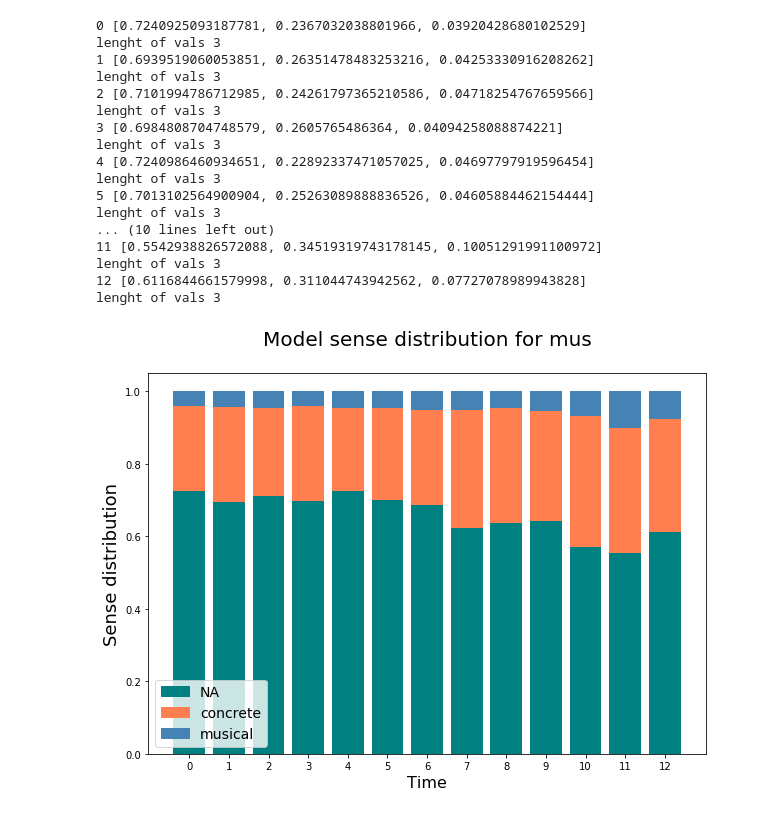
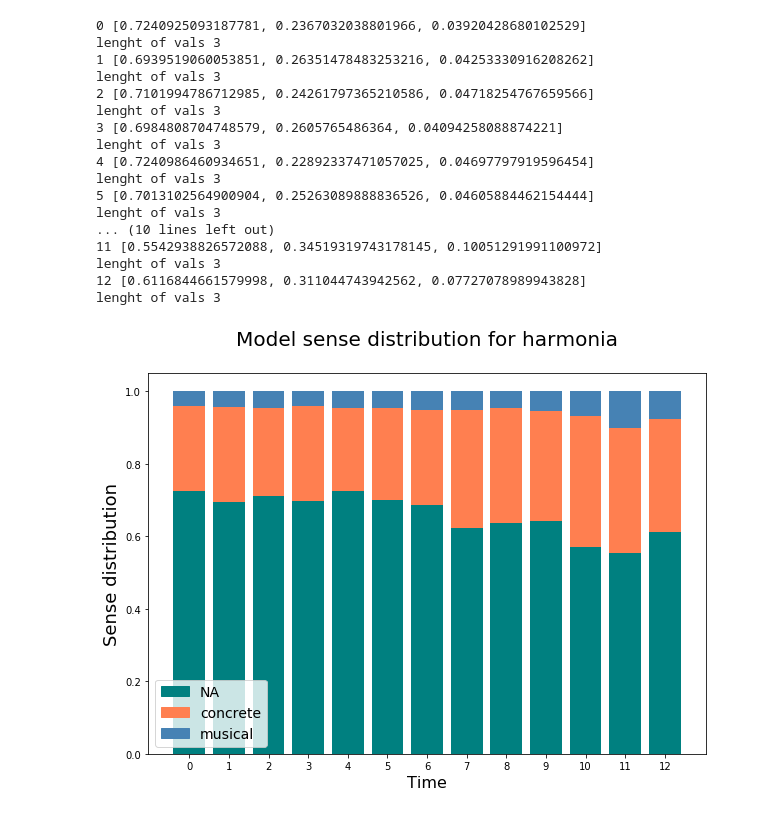
Before and after one commit to alan-turing-institute/seed-semantic-change, a Jupyter notebook: evaluation/plotting_for_paper.ipynb, the cells around one changed output. Drawn from its saved outputs; the diff is of its cells as text; code cells hidden in the pictures.

Commit message:
plotting notebook

```diff
--- a/evaluation/plotting_for_paper.ipynb
+++ b/evaluation/plotting_for_paper.ipynb
@@ -55,7 +55,7 @@ for key,vals in valeurs.items():
 plt.xticks(range(len(valeurs)), valeurs.keys())
 plt.ylabel('Sense distribution',fontsize=18)
 #plt.legend(a)
-plt.title('Model sense distribution for mus\n',fontsize=20)
+plt.title('Model sense distribution for harmonia\n',fontsize=20)
 plt.xlabel('Time',fontsize=16)
 
 
@@ -67,34 +67,34 @@ fourth_patch = mpatches.Patch(color='thistle', label='abstract')
 
 plt.legend(handles=[first_patch, second_patch, third_patch])
 
 
 params = {'legend.fontsize': 14,
           }
 plt.rcParams.update(params)
 
 #plt.figure(figsize=(20,10))
 image = plt.gcf()
 image.savefig("harmonia_MODEL_paper.png")
 plt.show()
 # %% [output]
 0 [0.7240925093187781, 0.2367032038801966, 0.03920428680102529]
 lenght of vals 3
 1 [0.6939519060053851, 0.26351478483253216, 0.04253330916208262]
 lenght of vals 3
 2 [0.7101994786712985, 0.24261797365210586, 0.04718254767659566]
 lenght of vals 3
 3 [0.6984808704748579, 0.2605765486364, 0.04094258088874221]
 lenght of vals 3
 4 [0.7240986460934651, 0.22892337471057025, 0.04697797919596454]
 lenght of vals 3
 5 [0.7013102564900904, 0.25263089888836526, 0.04605884462154444]
 lenght of vals 3
 ... (10 lines left out)
 11 [0.5542938826572088, 0.34519319743178145, 0.10051291991100972]
 lenght of vals 3
 12 [0.6116844661579998, 0.311044743942562, 0.07727078989943828]
 lenght of vals 3
-[figure, old version]
+[figure, new version]
 # %%
 !ls .
 # %% [output]
```
Also changed, not shown: parts of 1 cell of this notebook, 9 other files.
